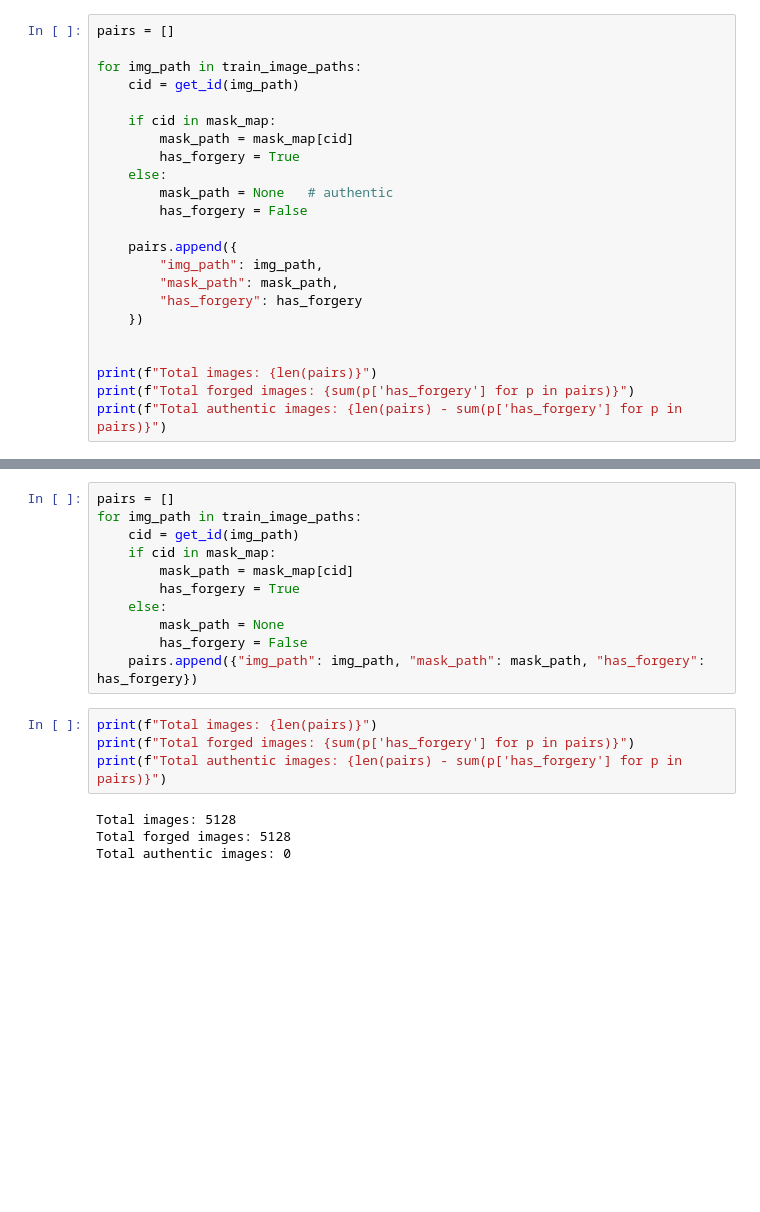
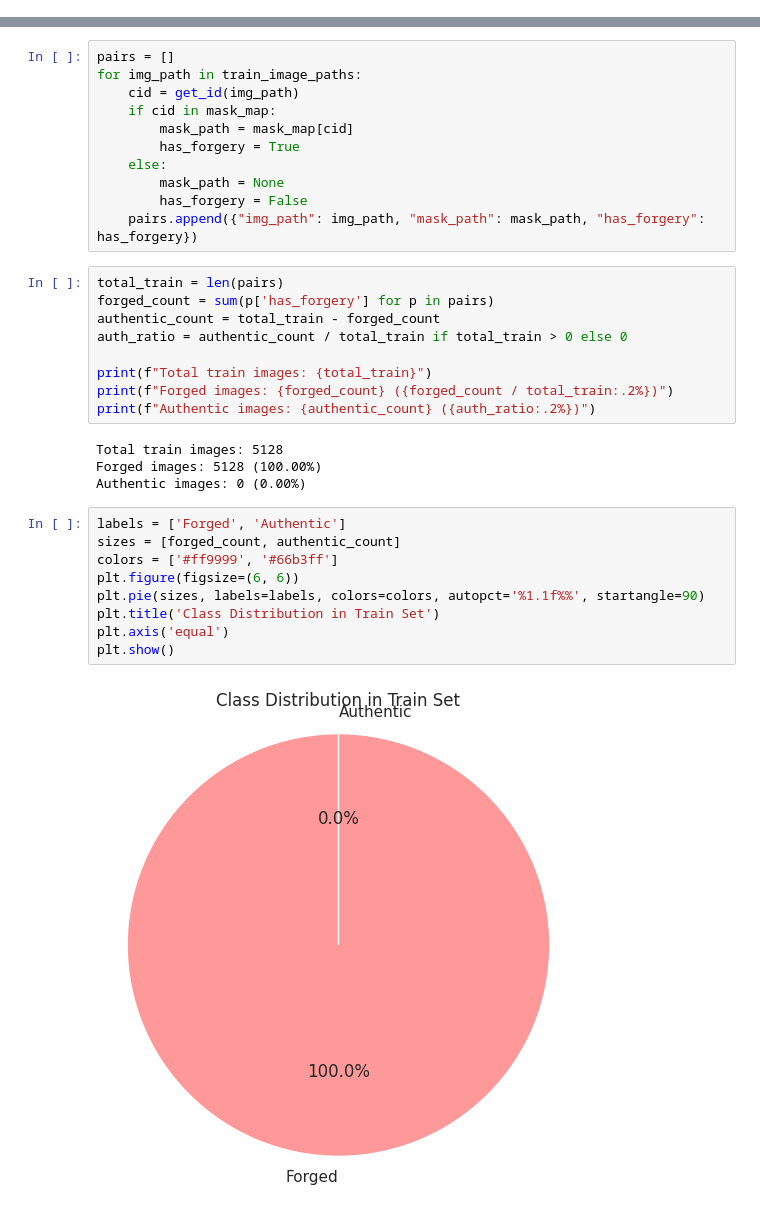
Before and after one commit to aliowx/data-analysis, a Jupyter notebook: forgery-unet-baseline-v1.ipynb, the cells around one changed output, grey strips where cells are left out. Cells and saved outputs as stored; diff of their text form; blank space fills up the shorter version.

```diff
--- a/forgery-unet-baseline-v1.ipynb
+++ b/forgery-unet-baseline-v1.ipynb
@@ -25,26 +29,3 @@ def get_id(path):
     return os.path.splitext(os.path.basename(path))[0]
 
 mask_map = {get_id(p): p for p in train_mask_paths}
-# %%
-pairs = []
-
-for img_path in train_image_paths:
-    cid = get_id(img_path)
-
-    if cid in mask_map:
-        mask_path = mask_map[cid]
-        has_forgery = True
-    else:
-        mask_path = None   # authentic
-        has_forgery = False
-
-    pairs.append({
-        "img_path": img_path,
-        "mask_path": mask_path,
-        "has_forgery": has_forgery
-    })
-
-
-print(f"Total images: {len(pairs)}")
-print(f"Total forged images: {sum(p['has_forgery'] for p in pairs)}")
-print(f"Total authentic images: {len(pairs) - sum(p['has_forgery'] for p in pairs)}")
@@ -92,11 +40,27 @@ for img_path in train_image_paths:
         mask_path = None
         has_forgery = False
     pairs.append({"img_path": img_path, "mask_path": mask_path, "has_forgery": has_forgery})
-# %%
-print(f"Total images: {len(pairs)}")
-print(f"Total forged images: {sum(p['has_forgery'] for p in pairs)}")
-print(f"Total authentic images: {len(pairs) - sum(p['has_forgery'] for p in pairs)}")
-# %% [output]
-Total images: 5128
-Total forged images: 5128
-Total authentic images: 0
+# %%
+total_train = len(pairs)
+forged_count = sum(p['has_forgery'] for p in pairs)
+authentic_count = total_train - forged_count
+auth_ratio = authentic_count / total_train if total_train > 0 else 0
+
+print(f"Total train images: {total_train}")
+print(f"Forged images: {forged_count} ({forged_count / total_train:.2%})")
+print(f"Authentic images: {authentic_count} ({auth_ratio:.2%})")
+# %% [output]
+Total train images: 5128
+Forged images: 5128 (100.00%)
+Authentic images: 0 (0.00%)
+# %%
+labels = ['Forged', 'Authentic']
+sizes = [forged_count, authentic_count]
+colors = ['#ff9999', '#66b3ff']
+plt.figure(figsize=(6, 6))
+plt.pie(sizes, labels=labels, colors=colors, autopct='%1.1f%%', startangle=90)
+plt.title('Class Distribution in Train Set')
+plt.axis('equal')
+plt.show()
+# %% [output]
+[figure, added]
```
Also changed, not shown: parts of 18 cells of this notebook.
